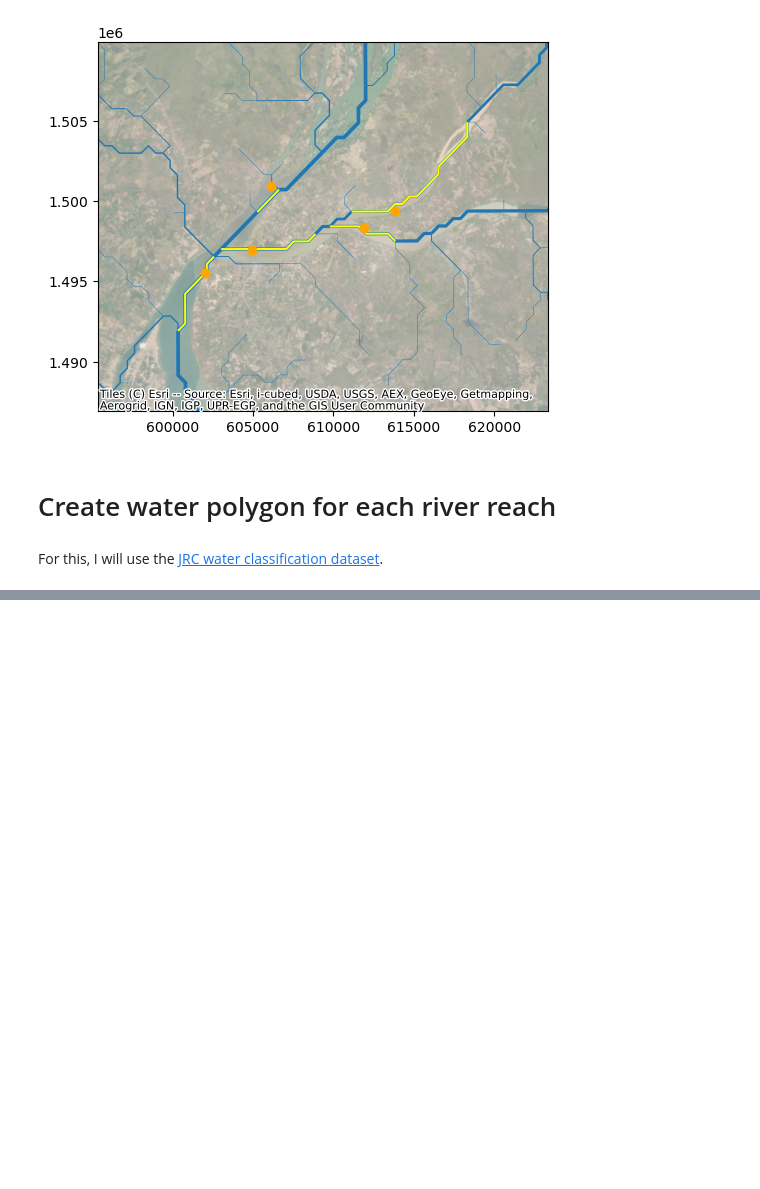
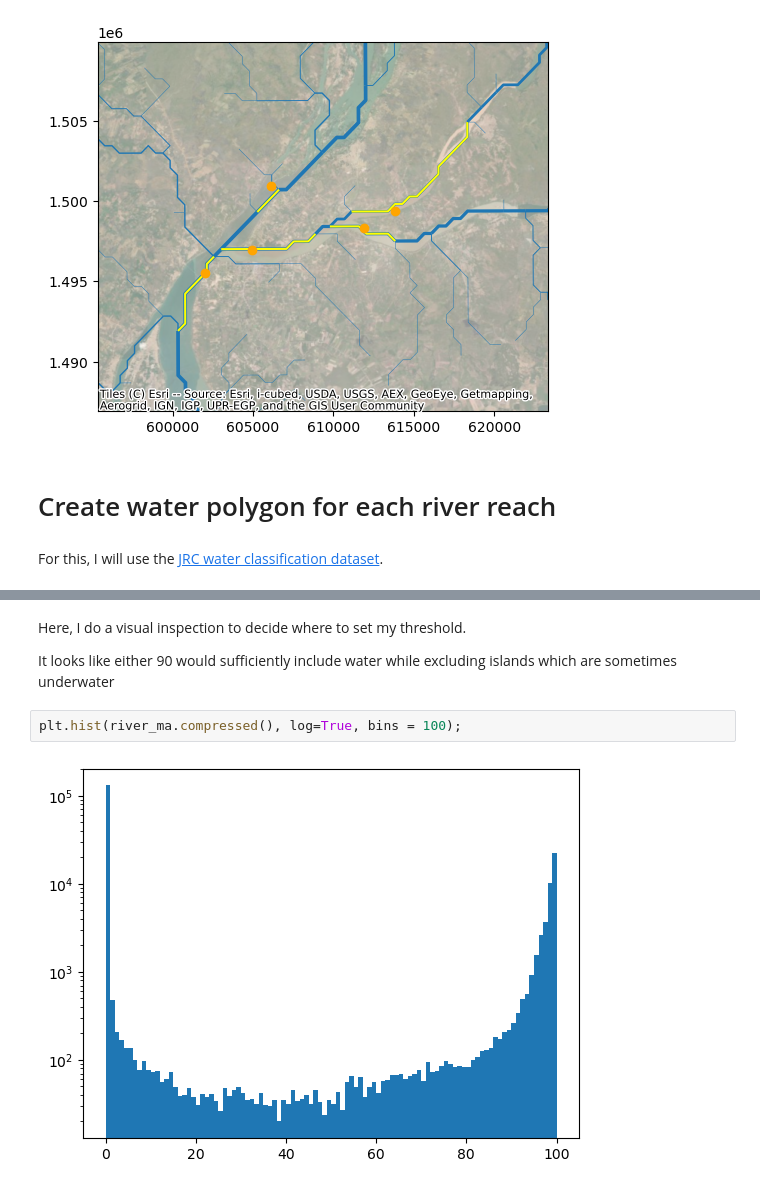
Before and after one commit to UW-GDA/mekong-water-quality, a Jupyter notebook: 01_river_reach_masks.ipynb, the cells around one changed output, grey strips where cells are left out. Cells and saved outputs as stored; diff of their text form; blank space fills up the shorter version.

```diff
--- a/01_river_reach_masks.ipynb
+++ b/01_river_reach_masks.ipynb
@@ -161,0 +173,9 @@ buff.plot(ax=ax, alpha = 0.5, zorder=100)
+# %% [markdown]
+Here, I do a visual inspection to decide where to set my threshold.
+
+It looks like either 90 would sufficiently include water while excluding
+islands which are sometimes underwater
+# %%
+plt.hist(river_ma.compressed(), log=True, bins = 100);
+# %% [output]
+[figure, added]
```
Also changed, not shown: parts of 12 cells of this notebook.
